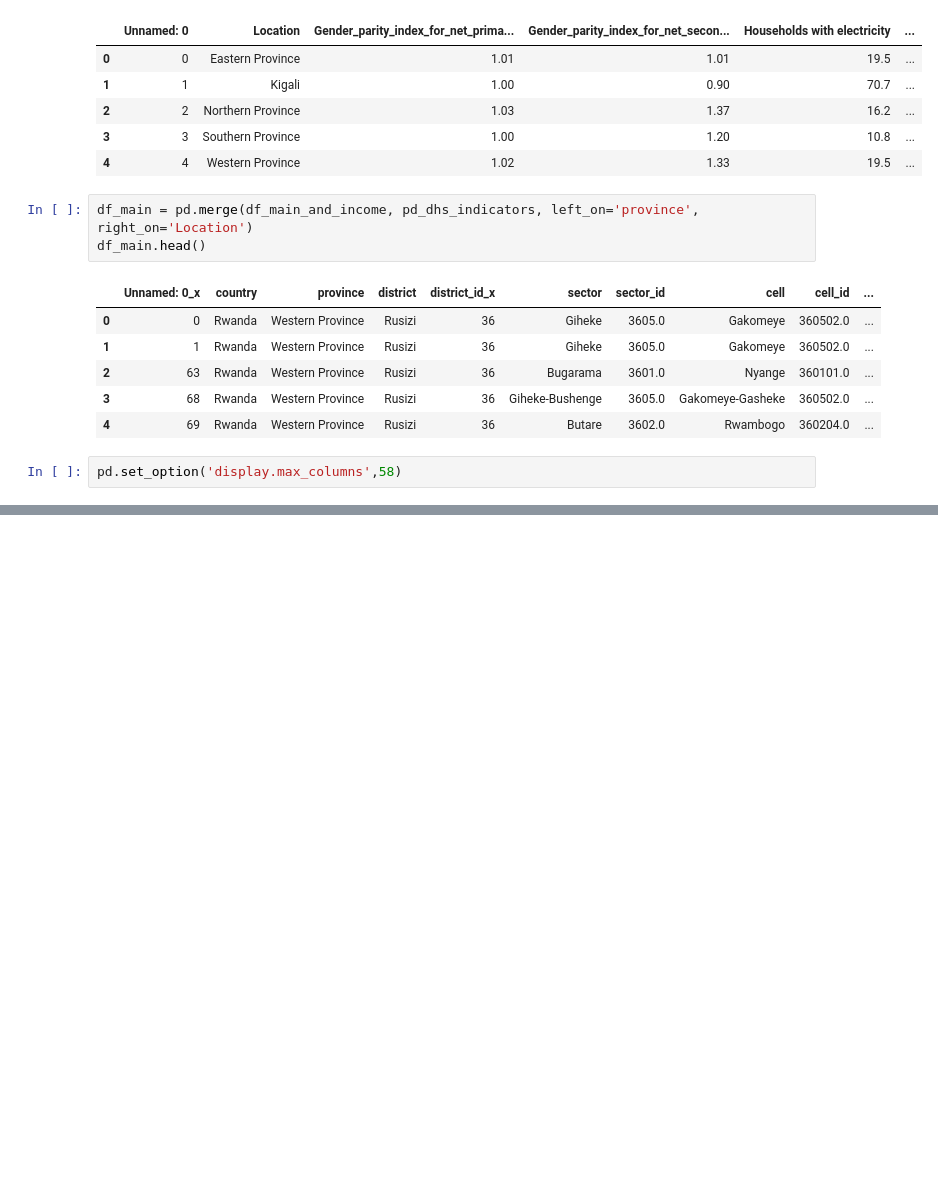
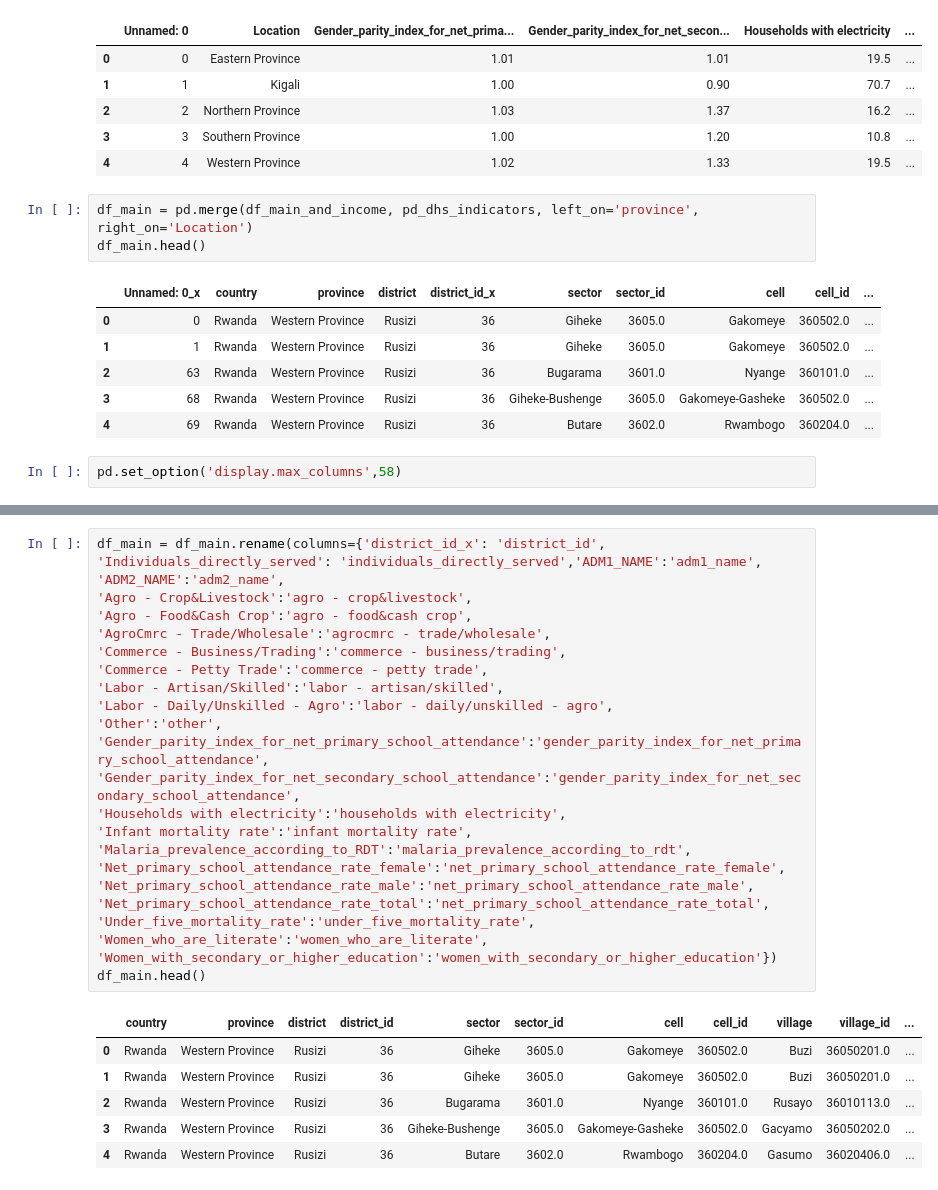
Before and after one commit to BloomTech-Labs/bridges-to-prosperity-ds-a, a Jupyter notebook: EDA/EDA_merge_into_main.ipynb, the cells around one changed output, grey strips where cells are left out. Drawn from its saved outputs; the diff is of its cells as text; blank space fills up the shorter version.

```diff
--- a/EDA/EDA_merge_into_main.ipynb
+++ b/EDA/EDA_merge_into_main.ipynb
@@ -141,0 +154,30 @@ df_main.head()
+# %%
+df_main = df_main.rename(columns={'district_id_x': 'district_id', 'Individuals_directly_served': 'individuals_directly_served','ADM1_NAME':'adm1_name',
+'ADM2_NAME':'adm2_name',
+'Agro - Crop&Livestock':'agro - crop&livestock',
+'Agro - Food&Cash Crop':'agro - food&cash crop',
+'AgroCmrc - Trade/Wholesale':'agrocmrc - trade/wholesale',
+'Commerce - Business/Trading':'commerce - business/trading',
+'Commerce - Petty Trade':'commerce - petty trade',
+'Labor - Artisan/Skilled':'labor - artisan/skilled',
+'Labor - Daily/Unskilled - Agro':'labor - daily/unskilled - agro',
+'Other':'other',
+'Gender_parity_index_for_net_primary_school_attendance':'gender_parity_index_for_net_primary_school_attendance',
+'Gender_parity_index_for_net_secondary_school_attendance':'gender_parity_index_for_net_secondary_school_attendance',
+'Households with electricity':'households with electricity',
+'Infant mortality rate':'infant mortality rate',
+'Malaria_prevalence_according_to_RDT':'malaria_prevalence_according_to_rdt',
+'Net_primary_school_attendance_rate_female':'net_primary_school_attendance_rate_female',
+'Net_primary_school_attendance_rate_male':'net_primary_school_attendance_rate_male',
+'Net_primary_school_attendance_rate_total':'net_primary_school_attendance_rate_total',
+'Under_five_mortality_rate':'under_five_mortality_rate',
+'Women_who_are_literate':'women_who_are_literate',
+'Women_with_secondary_or_higher_education':'women_with_secondary_or_higher_education'})
+df_main.head()
+# %% [output]
+|  | country | province | district | district_id | sector | sector_id | cell | cell_id | village | village_id | ... |
+| 0 | Rwanda | Western Province | Rusizi | 36 | Giheke | 3605.0 | Gakomeye | 360502.0 | Buzi | 36050201.0 | ... |
+| 1 | Rwanda | Western Province | Rusizi | 36 | Giheke | 3605.0 | Gakomeye | 360502.0 | Buzi | 36050201.0 | ... |
+| 2 | Rwanda | Western Province | Rusizi | 36 | Bugarama | 3601.0 | Nyange | 360101.0 | Rusayo | 36010113.0 | ... |
+| 3 | Rwanda | Western Province | Rusizi | 36 | Giheke-Bushenge | 3605.0 | Gakomeye-Gasheke | 360502.0 | Gacyamo | 36050202.0 | ... |
+| 4 | Rwanda | Western Province | Rusizi | 36 | Butare | 3602.0 | Rwambogo | 360204.0 | Gasumo | 36020406.0 | ... |
```
Also changed, not shown: parts of 10 cells of this notebook, 3 other files.
